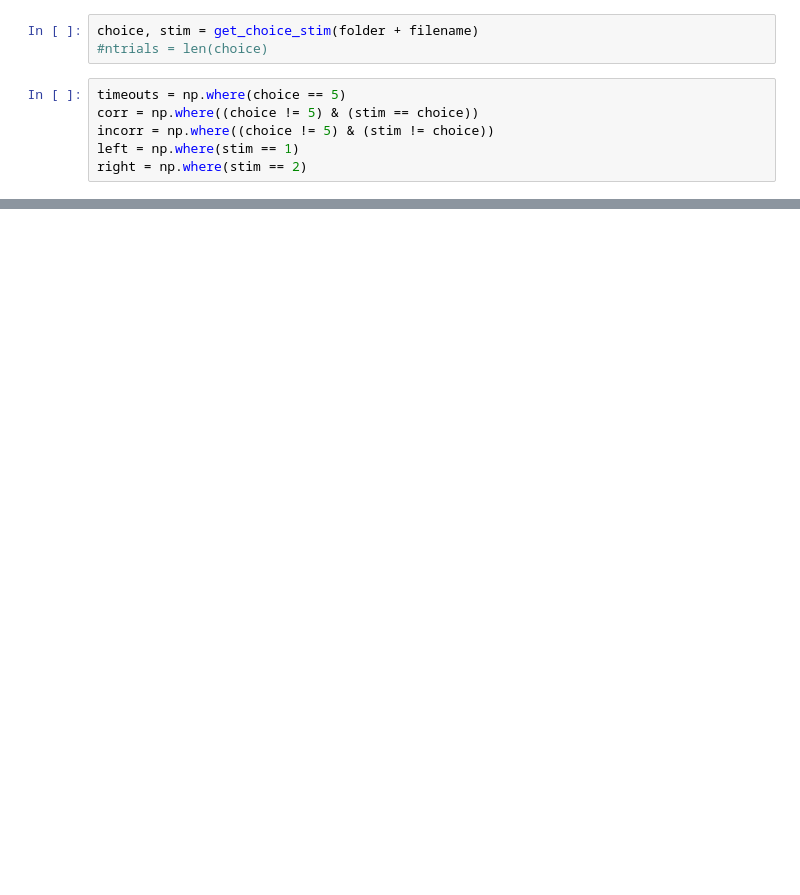
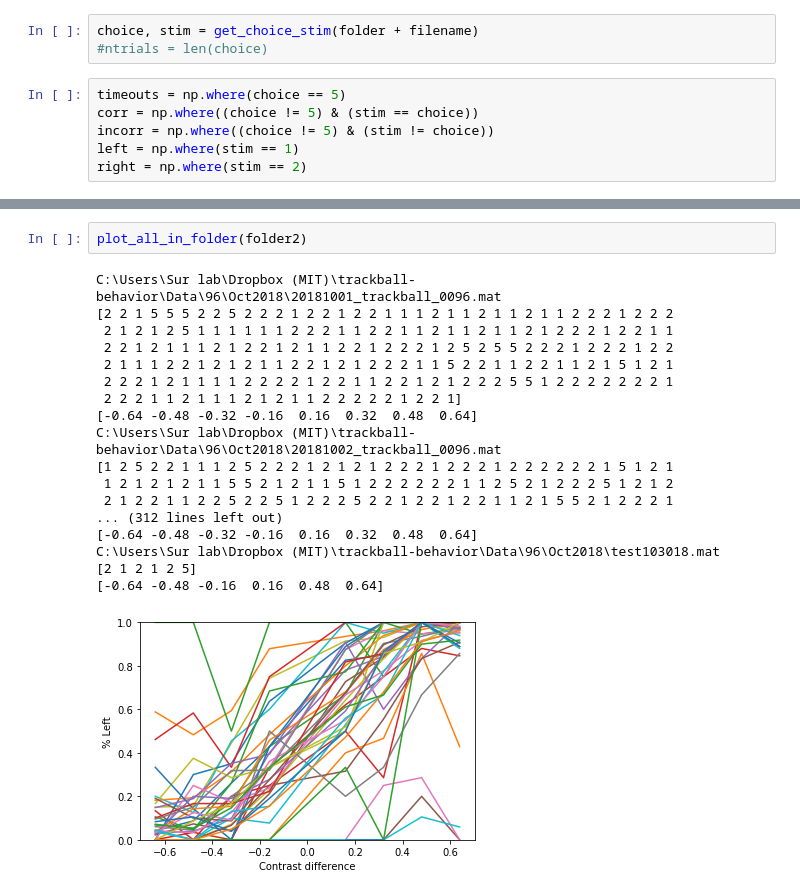
Before and after one commit to lmn93beo/trackball-behavior, a Jupyter notebook: analysis_scripts/trackball_analysis_py2.ipynb, the cells around one changed output, grey strips where cells are left out. Cells and saved outputs as stored; diff of their text form; blank space fills up the shorter version.

```diff
--- a/analysis_scripts/trackball_analysis_py2.ipynb
+++ b/analysis_scripts/trackball_analysis_py2.ipynb
@@ -203,0 +315,21 @@ print clf.coef_, clf.intercept_
+# %%
+plot_all_in_folder(folder2)
+# %% [output]
+C:\Users\Sur lab\Dropbox (MIT)\trackball-behavior\Data\96\Oct2018\20181001_trackball_0096.mat
+[2 2 1 5 5 5 2 2 5 2 2 2 1 2 2 1 2 2 1 1 1 2 1 1 2 1 1 2 1 1 2 2 2 1 2 2 2
+ 2 1 2 1 2 5 1 1 1 1 1 1 2 2 2 1 1 2 2 1 1 2 1 1 2 1 1 2 1 2 2 2 1 2 2 1 1
+ 2 2 1 2 1 1 1 2 1 2 2 1 2 1 1 2 2 1 2 2 2 1 2 5 2 5 5 2 2 2 1 2 2 2 1 2 2
+ 2 1 1 1 2 2 1 2 1 2 1 1 2 2 1 2 1 2 2 2 1 1 5 2 2 1 1 2 2 1 1 2 1 5 1 2 1
+ 2 2 2 1 2 1 1 1 1 2 2 2 2 1 2 2 1 1 2 2 1 2 1 2 2 2 5 5 1 2 2 2 2 2 2 2 1
+ 2 2 2 1 1 2 1 1 1 2 1 2 1 1 2 2 2 2 2 1 2 2 1]
+[-0.64 -0.48 -0.32 -0.16  0.16  0.32  0.48  0.64]
+C:\Users\Sur lab\Dropbox (MIT)\trackball-behavior\Data\96\Oct2018\20181002_trackball_0096.mat
+[1 2 5 2 2 1 1 1 2 5 2 2 2 1 2 1 2 1 2 2 2 1 2 2 2 1 2 2 2 2 2 2 1 5 1 2 1
+ 1 2 1 2 1 2 1 1 5 5 2 1 2 1 1 5 1 2 2 2 2 2 2 1 1 2 5 2 1 2 2 2 5 1 2 1 2
+ 2 1 2 2 1 1 2 2 5 2 2 5 1 2 2 2 5 2 2 1 2 2 1 2 2 1 1 2 1 5 5 2 1 2 2 2 1
+... (312 lines left out)
+[-0.64 -0.48 -0.32 -0.16  0.16  0.32  0.48  0.64]
+C:\Users\Sur lab\Dropbox (MIT)\trackball-behavior\Data\96\Oct2018\test103018.mat
+[2 1 2 1 2 5]
+[-0.64 -0.48 -0.16  0.16  0.48  0.64]
+[figure, added]
```
Also changed, not shown: parts of 9 cells of this notebook.
